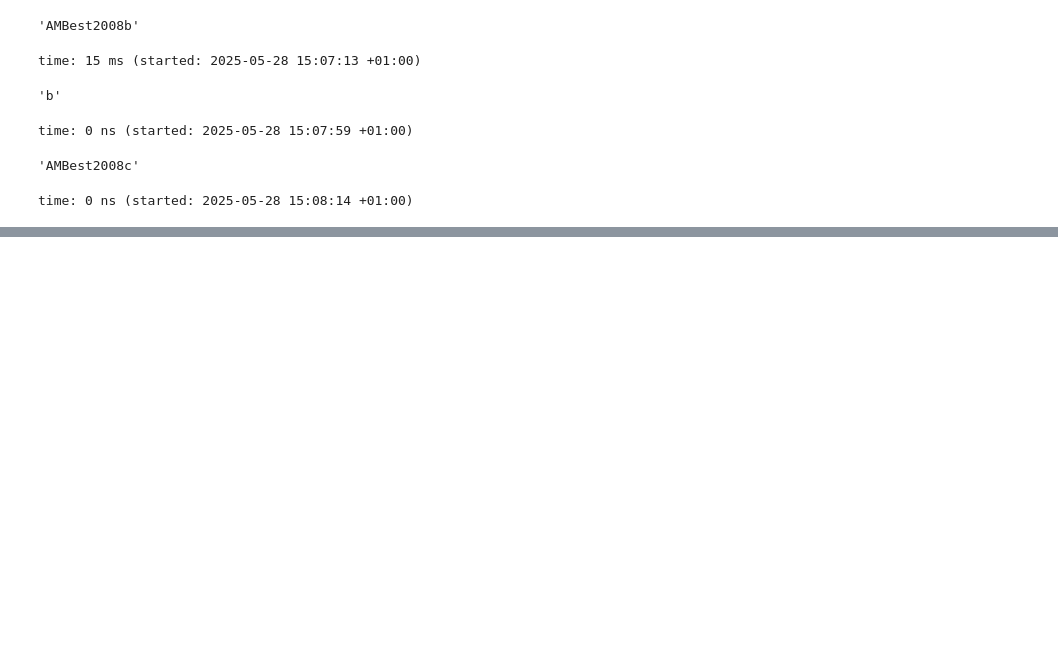
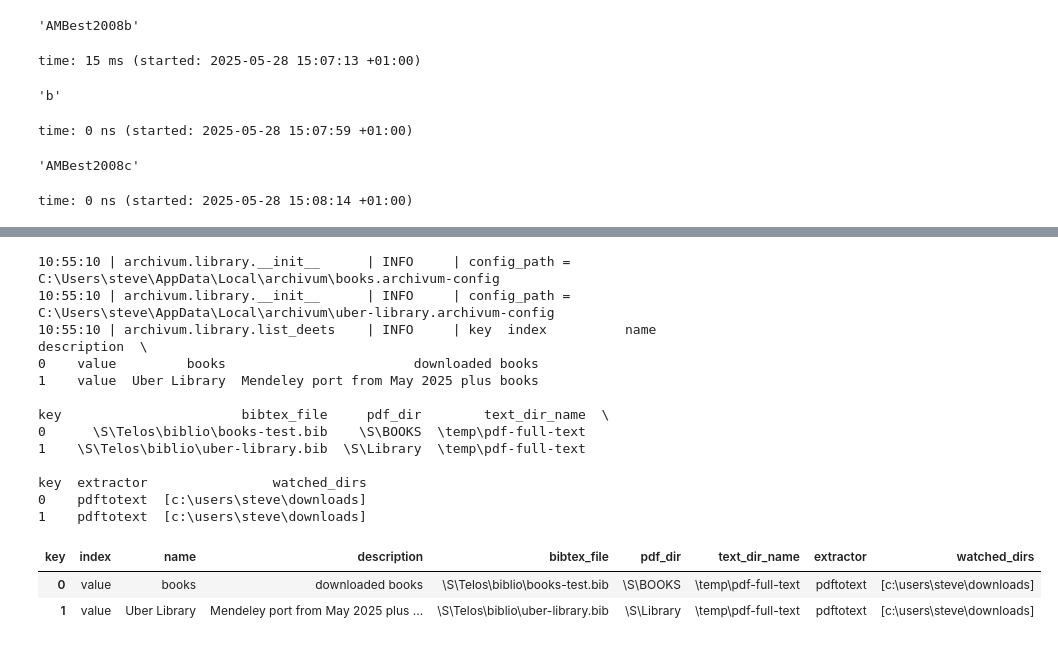
Before and after one commit to mynl/archivum_project, a Jupyter notebook: temp/text-extractor.ipynb, the cells around one changed output, grey strips where cells are left out. Saved outputs shown, nothing was run; the diff lists cells and outputs as text; code cells hidden in the pictures; blank space fills up the shorter version.

```diff
--- a/temp/text-extractor.ipynb
+++ b/temp/text-extractor.ipynb
@@ -734,0 +941,19 @@ time: 0 ns (started: 2025-05-28 15:08:14 +01:00)
+# %%
+lib.list_deets()#.reset_index(drop=False)
+# %% [output]
+10:55:10 | archivum.library.__init__      | INFO     | config_path = C:\Users\steve\AppData\Local\archivum\books.archivum-config
+10:55:10 | archivum.library.__init__      | INFO     | config_path = C:\Users\steve\AppData\Local\archivum\uber-library.archivum-config
+10:55:10 | archivum.library.list_deets    | INFO     | key  index          name                             description  \
+0    value         books                        downloaded books
+1    value  Uber Library  Mendeley port from May 2025 plus books
+
+key                       bibtex_file     pdf_dir        text_dir_name  \
+0      \S\Telos\biblio\books-test.bib    \S\BOOKS  \temp\pdf-full-text
+1    \S\Telos\biblio\uber-library.bib  \S\Library  \temp\pdf-full-text
+
+key  extractor                watched_dirs
+0    pdftotext  [c:\users\steve\downloads]
+1    pdftotext  [c:\users\steve\downloads]
+| key | index | name | description | bibtex_file | pdf_dir | text_dir_name | extractor | watched_dirs |
+| 0 | value | books | downloaded books | \S\Telos\biblio\books-test.bib | \S\BOOKS | \temp\pdf-full-text | pdftotext | [c:\users\steve\downloads] |
+| 1 | value | Uber Library | Mendeley port from May 2025 plus ... | \S\Telos\biblio\uber-library.bib | \S\Library | \temp\pdf-full-text | pdftotext | [c:\users\steve\downloads] |
```
Also changed, not shown: parts of 52 cells of this notebook, 18 other files.
